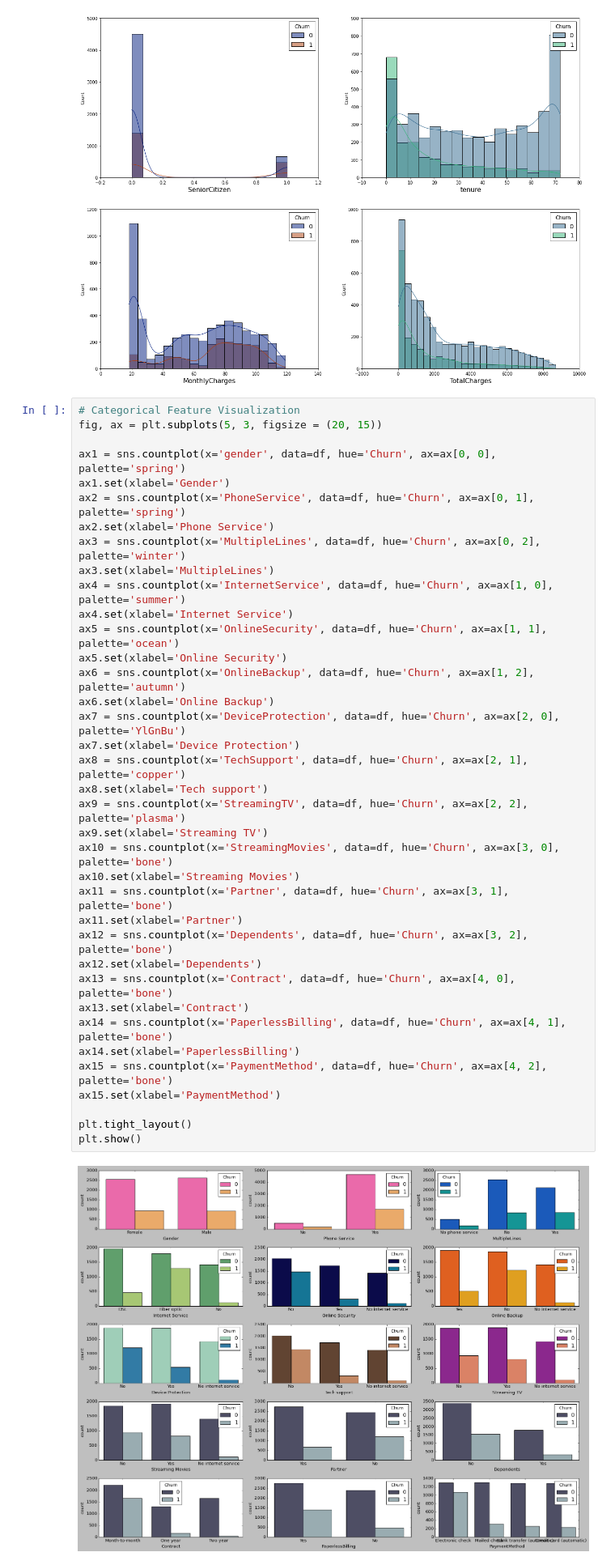
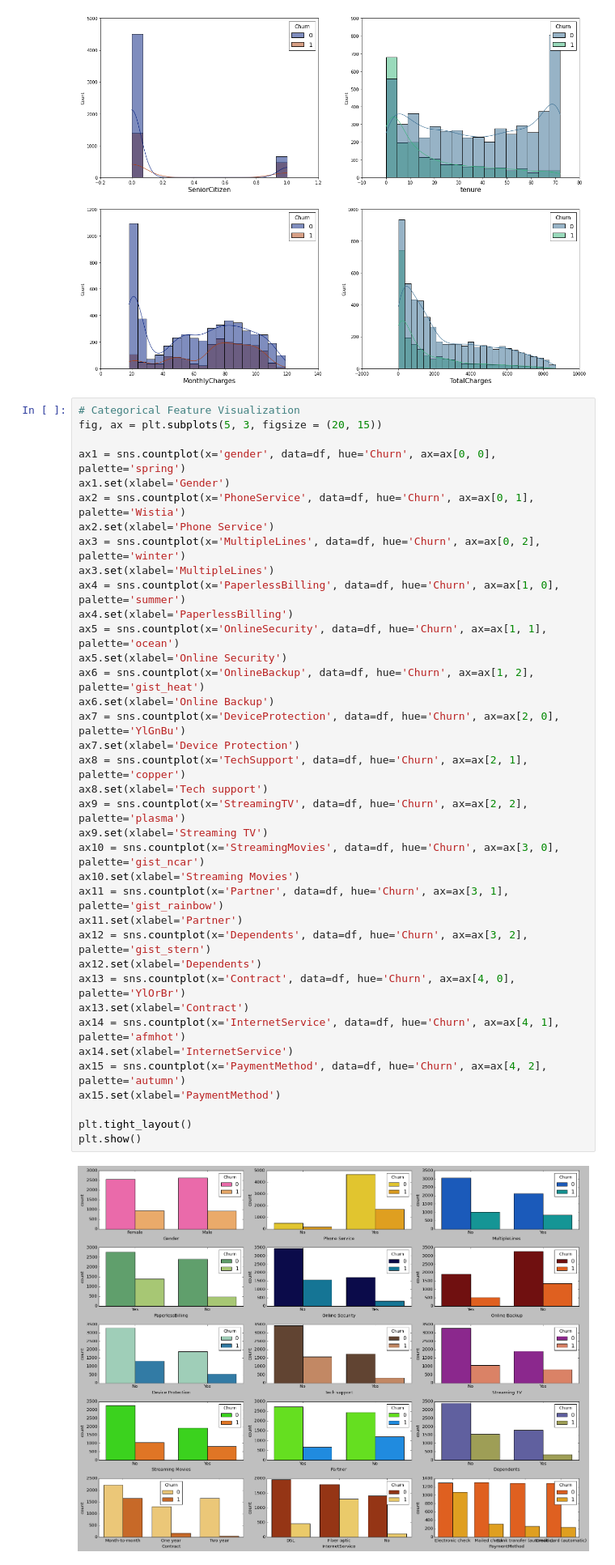
Before and after one commit to NabilahSharfina/TELCO-CUSTOMER-CHURN, a Jupyter notebook: Churn_with_SMOTE.ipynb, the cells around one changed output. Shown at 81% size. Cells and saved outputs as stored; diff of their text form.

```diff
--- a/Churn_with_SMOTE.ipynb
+++ b/Churn_with_SMOTE.ipynb
@@ -409,42 +470,42 @@ Text(0.5, 0, 'TotalCharges')
 # %%
 # Categorical Feature Visualization
 fig, ax = plt.subplots(5, 3, figsize = (20, 15))
 
 ax1 = sns.countplot(x='gender', data=df, hue='Churn', ax=ax[0, 0], palette='spring')
 ax1.set(xlabel='Gender')
-ax2 = sns.countplot(x='PhoneService', data=df, hue='Churn', ax=ax[0, 1], palette='spring')
+ax2 = sns.countplot(x='PhoneService', data=df, hue='Churn', ax=ax[0, 1], palette='Wistia')
 ax2.set(xlabel='Phone Service')
 ax3 = sns.countplot(x='MultipleLines', data=df, hue='Churn', ax=ax[0, 2], palette='winter')
 ax3.set(xlabel='MultipleLines')
-ax4 = sns.countplot(x='InternetService', data=df, hue='Churn', ax=ax[1, 0], palette='summer')
-ax4.set(xlabel='Internet Service')
+ax4 = sns.countplot(x='PaperlessBilling', data=df, hue='Churn', ax=ax[1, 0], palette='summer')
+ax4.set(xlabel='PaperlessBilling')
 ax5 = sns.countplot(x='OnlineSecurity', data=df, hue='Churn', ax=ax[1, 1], palette='ocean')
 ax5.set(xlabel='Online Security')
-ax6 = sns.countplot(x='OnlineBackup', data=df, hue='Churn', ax=ax[1, 2], palette='autumn')
+ax6 = sns.countplot(x='OnlineBackup', data=df, hue='Churn', ax=ax[1, 2], palette='gist_heat')
 ax6.set(xlabel='Online Backup')
 ax7 = sns.countplot(x='DeviceProtection', data=df, hue='Churn', ax=ax[2, 0], palette='YlGnBu')
 ax7.set(xlabel='Device Protection')
 ax8 = sns.countplot(x='TechSupport', data=df, hue='Churn', ax=ax[2, 1], palette='copper')
 ax8.set(xlabel='Tech support')
 ax9 = sns.countplot(x='StreamingTV', data=df, hue='Churn', ax=ax[2, 2], palette='plasma')
 ax9.set(xlabel='Streaming TV')
-ax10 = sns.countplot(x='StreamingMovies', data=df, hue='Churn', ax=ax[3, 0], palette='bone')
+ax10 = sns.countplot(x='StreamingMovies', data=df, hue='Churn', ax=ax[3, 0], palette='gist_ncar')
 ax10.set(xlabel='Streaming Movies')
-ax11 = sns.countplot(x='Partner', data=df, hue='Churn', ax=ax[3, 1], palette='bone')
+ax11 = sns.countplot(x='Partner', data=df, hue='Churn', ax=ax[3, 1], palette='gist_rainbow')
 ax11.set(xlabel='Partner')
-ax12 = sns.countplot(x='Dependents', data=df, hue='Churn', ax=ax[3, 2], palette='bone')
+ax12 = sns.countplot(x='Dependents', data=df, hue='Churn', ax=ax[3, 2], palette='gist_stern')
 ax12.set(xlabel='Dependents')
-ax13 = sns.countplot(x='Contract', data=df, hue='Churn', ax=ax[4, 0], palette='bone')
+ax13 = sns.countplot(x='Contract', data=df, hue='Churn', ax=ax[4, 0], palette='YlOrBr')
 ax13.set(xlabel='Contract')
-ax14 = sns.countplot(x='PaperlessBilling', data=df, hue='Churn', ax=ax[4, 1], palette='bone')
-ax14.set(xlabel='PaperlessBilling')
-ax15 = sns.countplot(x='PaymentMethod', data=df, hue='Churn', ax=ax[4, 2], palette='bone')
+ax14 = sns.countplot(x='InternetService', data=df, hue='Churn', ax=ax[4, 1], palette='afmhot')
+ax14.set(xlabel='InternetService')
+ax15 = sns.countplot(x='PaymentMethod', data=df, hue='Churn', ax=ax[4, 2], palette='autumn')
 ax15.set(xlabel='PaymentMethod')
 
 plt.tight_layout()
 plt.show()
 # %% [output]
-[figure, old version]
+[figure, new version]
 # %% [markdown]
 ## 1.5 Outlier
 # %%
```
Also changed, not shown: parts of 90 cells of this notebook.
